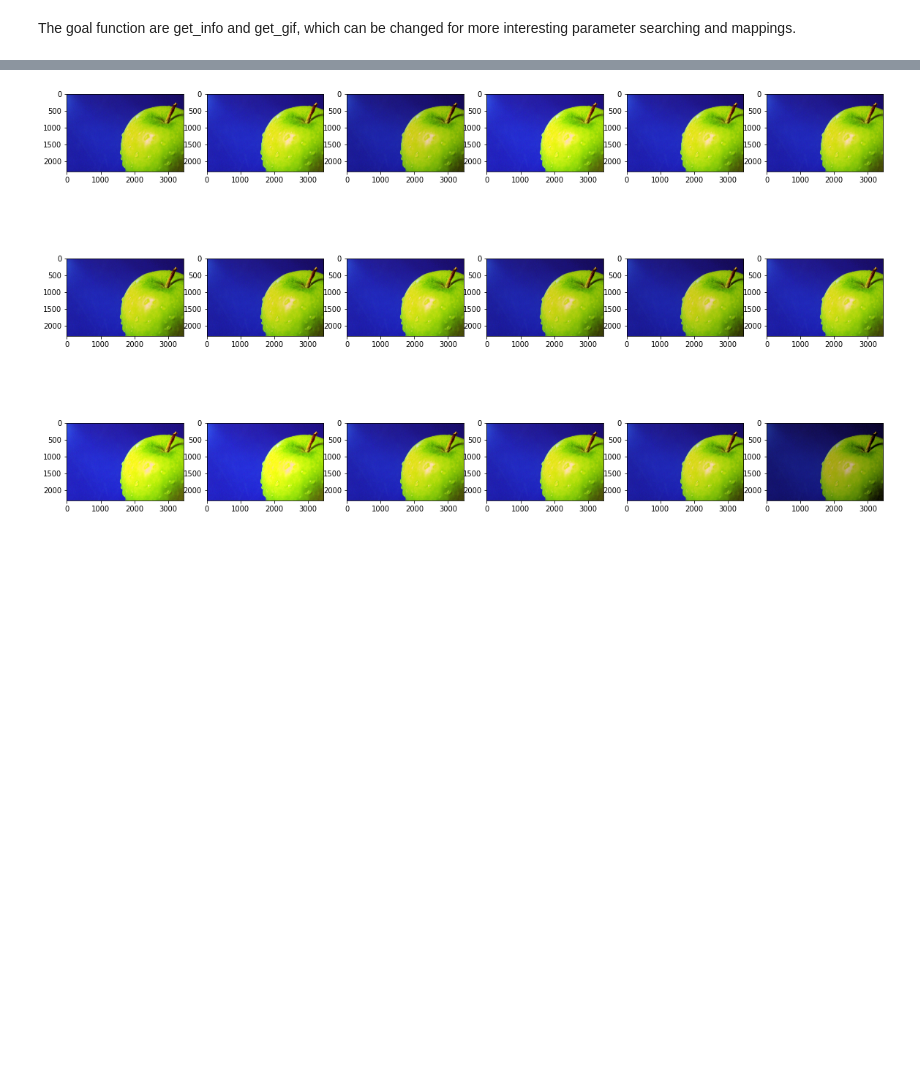
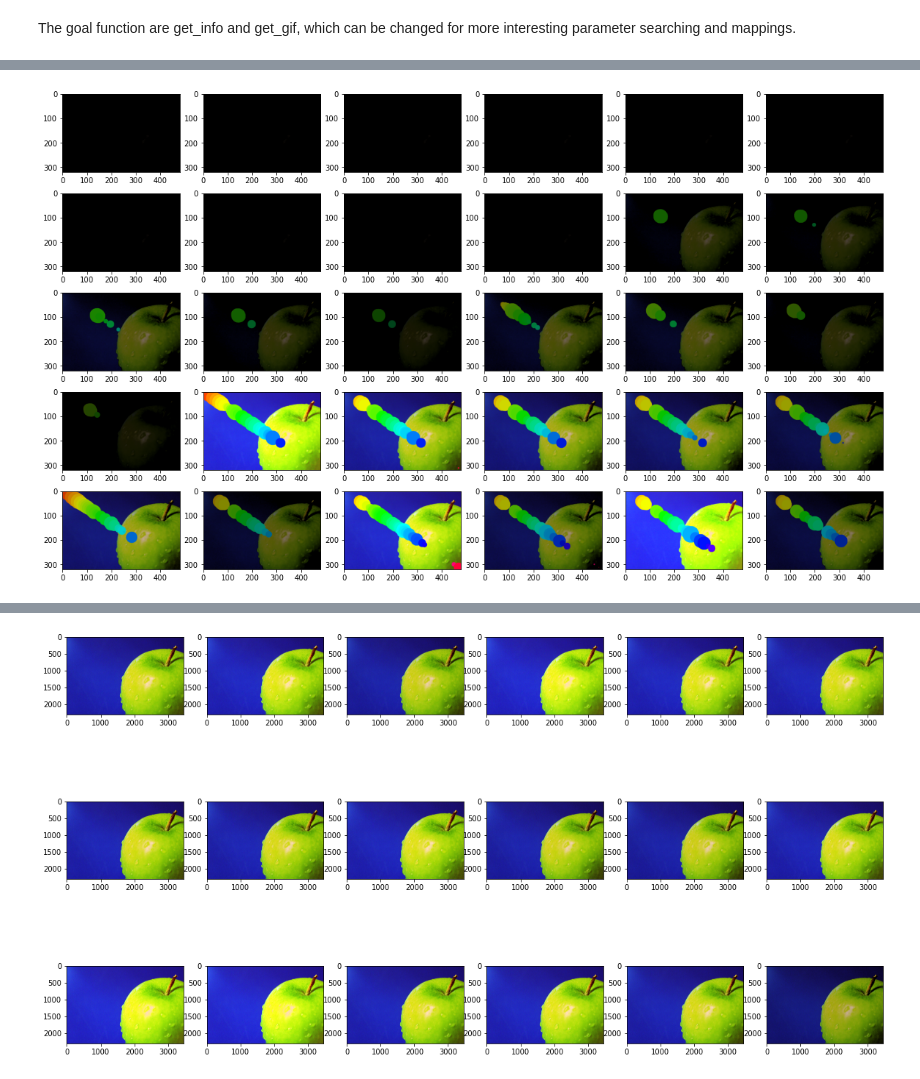
Before and after one commit to DeterjoSimon/AudioImagers, a Jupyter notebook: General_pipeline.ipynb, the cells around one changed output, grey strips where cells are left out. Cells and saved outputs as stored; diff of their text form; code cells hidden in the pictures; blank space fills up the shorter version.

```diff
--- a/General_pipeline.ipynb
+++ b/General_pipeline.ipynb
@@ -84,0 +177,25 @@ def change_brightness(img, value=0):
+# %%
+def draw_shapes(img, features, t, sr):
+    img = img.copy()
+    h, w, _ = img.shape
+    db_threshold = 8
+    center_x, center_y = w//2, h//2
+
+    frequencies = librosa.fft_frequencies(sr=sr, n_fft=features['param_n_fft'])
+    #print(len(frequencies), len(features['stft_db']))
+    freq_min, freq_max = 30, 15000 # minimum and maximum frequencies to draw
+    freq_indices = (frequencies >= freq_min) & (frequencies <= freq_max) # indices of frequencies to draw
+    frequencies = frequencies[freq_indices]
+
+    for i, val in enumerate(features['stft_db'][freq_indices]):
+        magnitude = val - db_threshold
+        if magnitude <= 0:
+            continue
+        freq = frequencies[i]
+        rel_frequency = (np.log(freq) - np.log(freq_min)) / (np.log(freq_max) - np.log(freq_min)) # a number between 0 (=lowest frequency) and 1 (=highest frequency)
+        center = (int(w * rel_frequency), int(h * rel_frequency))
+        radius = int(min(h, w) * 0.03 * np.log(magnitude+1))
+        rgba = np.array(cm.hsv(rel_frequency))*255
+        rgba[3] = 100
+        cv2.circle(img, center, radius, rgba, -1)
+    return img
@@ -84,0 +219,8 @@ def change_brightness(img, value=0):
+# %%
+fig = plt.figure(figsize=(20, 12))
+for i in range(min(30,len(imgs))):
+    fig.add_subplot(5,6,i+1)
+    plt.imshow(imgs[i*5])
+plt.show()
+# %% [output]
+[figure, added]
```
Also changed, not shown: parts of 15 cells of this notebook.
